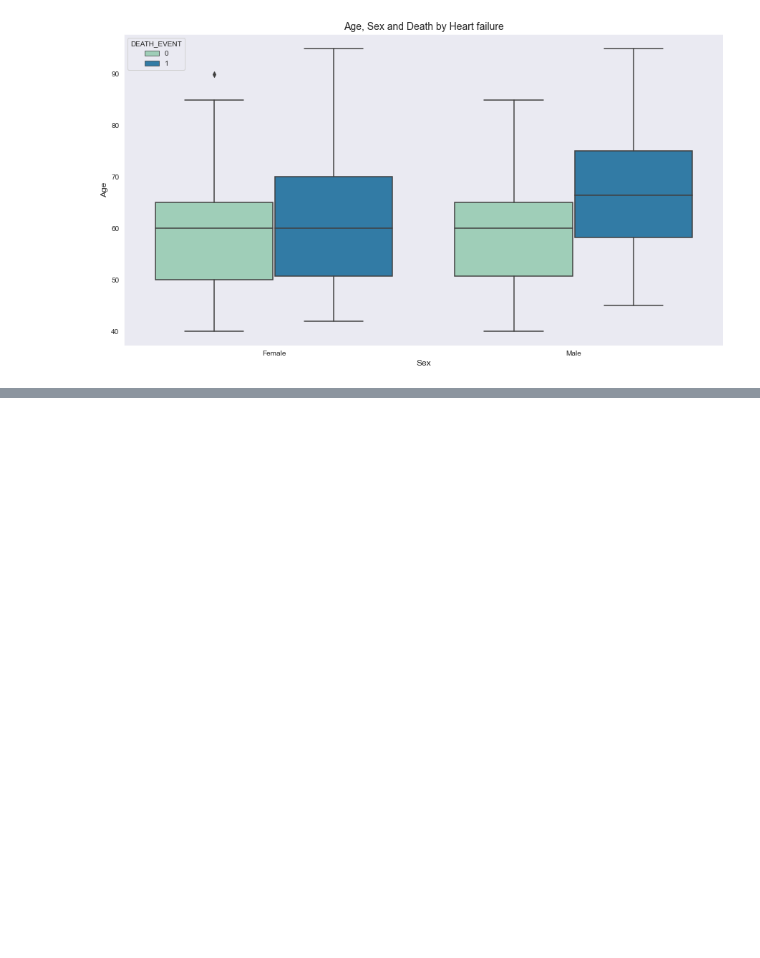
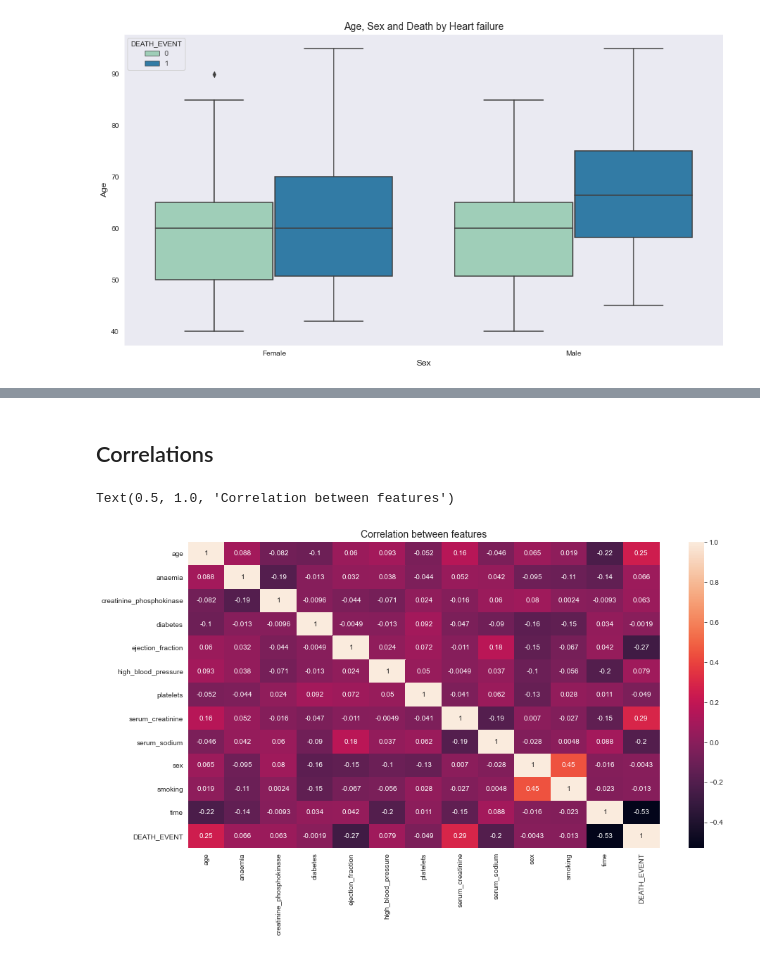
Before and after one commit to pmmc92/Heart_Failure, a Jupyter notebook: mf.ipynb, the cells around one changed output, grey strips where cells are left out. Saved outputs shown, nothing was run; the diff lists cells and outputs as text; code cells hidden in the pictures; blank space fills up the shorter version.

```diff
--- a/mf.ipynb
+++ b/mf.ipynb
@@ -212,0 +234,12 @@ Text(0.5, 0, 'Sex')
+# %% [markdown]
+## Correlations
+# %%
+cor = df.corr()
+
+plt.figure(figsize = (15,8))
+sns.heatmap(cor, annot = True)
+sns.set_style("dark")
+plt.title("Correlation between features", size = 14)
+# %% [output]
+Text(0.5, 1.0, 'Correlation between features')
+[figure, added]
```
Also changed, not shown: parts of 17 cells of this notebook.
